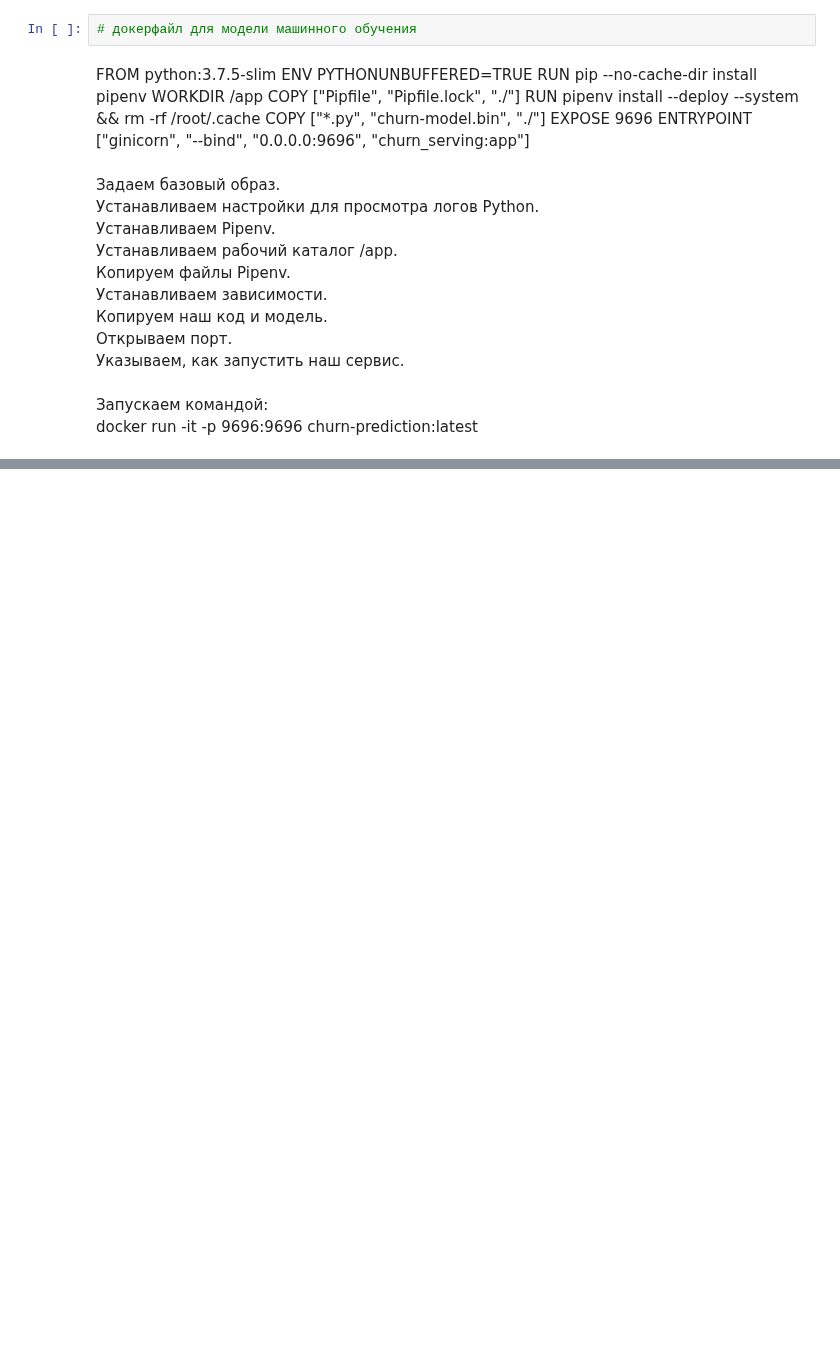
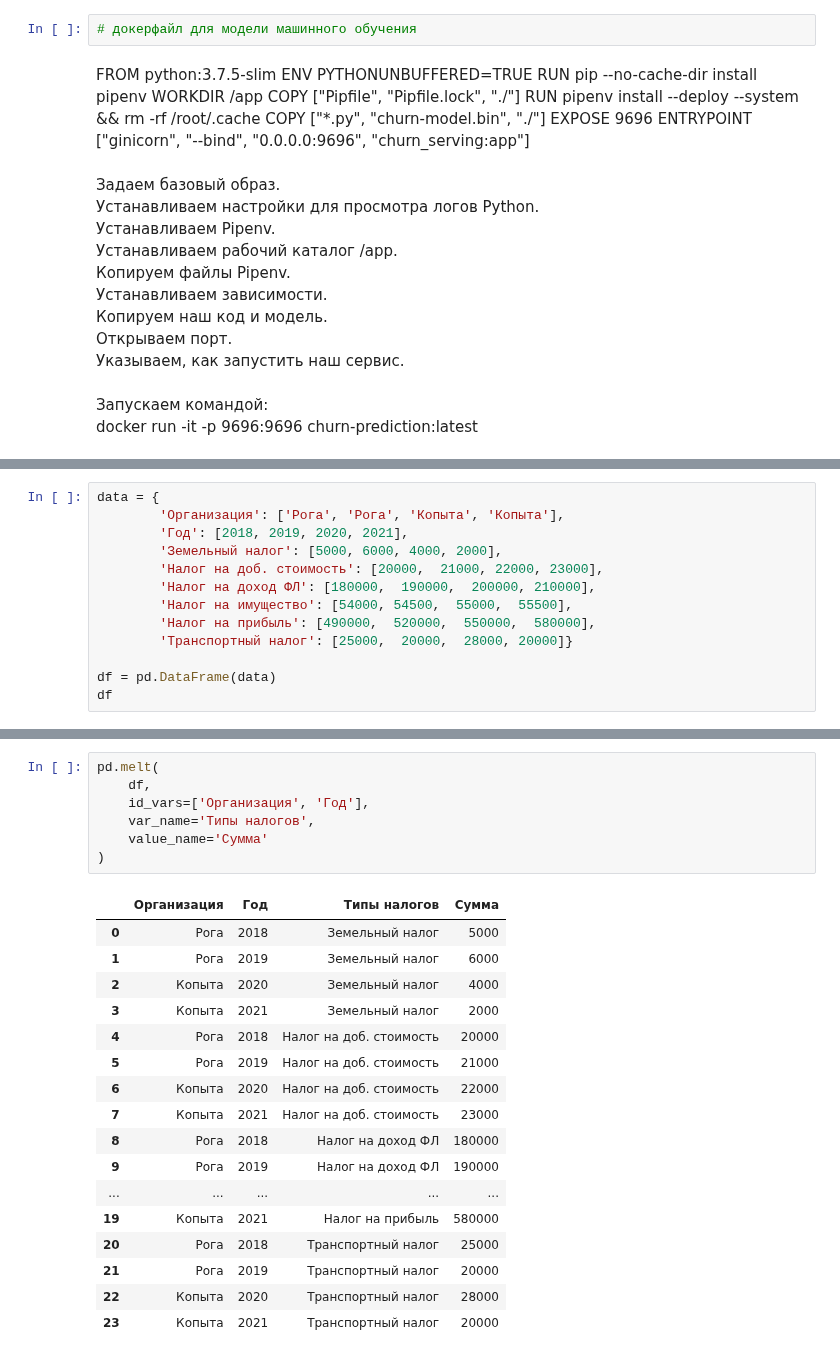
Before and after one commit to gbrs/ipython_notebook_probes, a Jupyter notebook: Probe.ipynb, the cells around one changed output, grey strips where cells are left out. Drawn from its saved outputs; the diff is of its cells as text; blank space fills up the shorter version.

```diff
--- a/Probe.ipynb
+++ b/Probe.ipynb
@@ -988,0 +1028,13 @@ docker run -it -p 9696:9696 churn-prediction:latest
+# %%
+data = {
+        'Организация': ['Рога', 'Рога', 'Копыта', 'Копыта'],
+        'Год': [2018, 2019, 2020, 2021],
+        'Земельный налог': [5000, 6000, 4000, 2000],
+        'Налог на доб. стоимость': [20000,  21000, 22000, 23000],
+        'Налог на доход ФЛ': [180000,  190000,  200000, 210000],
+        'Налог на имущество': [54000, 54500,  55000,  55500],
+        'Налог на прибыль': [490000,  520000,  550000,  580000],
+        'Транспортный налог': [25000,  20000,  28000, 20000]}
+
+df = pd.DataFrame(data)
+df
@@ -988,0 +1047,25 @@ docker run -it -p 9696:9696 churn-prediction:latest
+# %%
+pd.melt(
+    df,
+    id_vars=['Организация', 'Год'],
+    var_name='Типы налогов',
+    value_name='Сумма'
+)
+# %% [output]
+|  | Организация | Год | Типы налогов | Сумма |
+| 0 | Рога | 2018 | Земельный налог | 5000 |
+| 1 | Рога | 2019 | Земельный налог | 6000 |
+| 2 | Копыта | 2020 | Земельный налог | 4000 |
+| 3 | Копыта | 2021 | Земельный налог | 2000 |
+| 4 | Рога | 2018 | Налог на доб. стоимость | 20000 |
+| 5 | Рога | 2019 | Налог на доб. стоимость | 21000 |
+| 6 | Копыта | 2020 | Налог на доб. стоимость | 22000 |
+| 7 | Копыта | 2021 | Налог на доб. стоимость | 23000 |
+| 8 | Рога | 2018 | Налог на доход ФЛ | 180000 |
+| 9 | Рога | 2019 | Налог на доход ФЛ | 190000 |
+| ... | ... | ... | ... | ... |
+| 19 | Копыта | 2021 | Налог на прибыль | 580000 |
+| 20 | Рога | 2018 | Транспортный налог | 25000 |
+| 21 | Рога | 2019 | Транспортный налог | 20000 |
+| 22 | Копыта | 2020 | Транспортный налог | 28000 |
+| 23 | Копыта | 2021 | Транспортный налог | 20000 |
```
Also changed, not shown: parts of 5 cells of this notebook.
